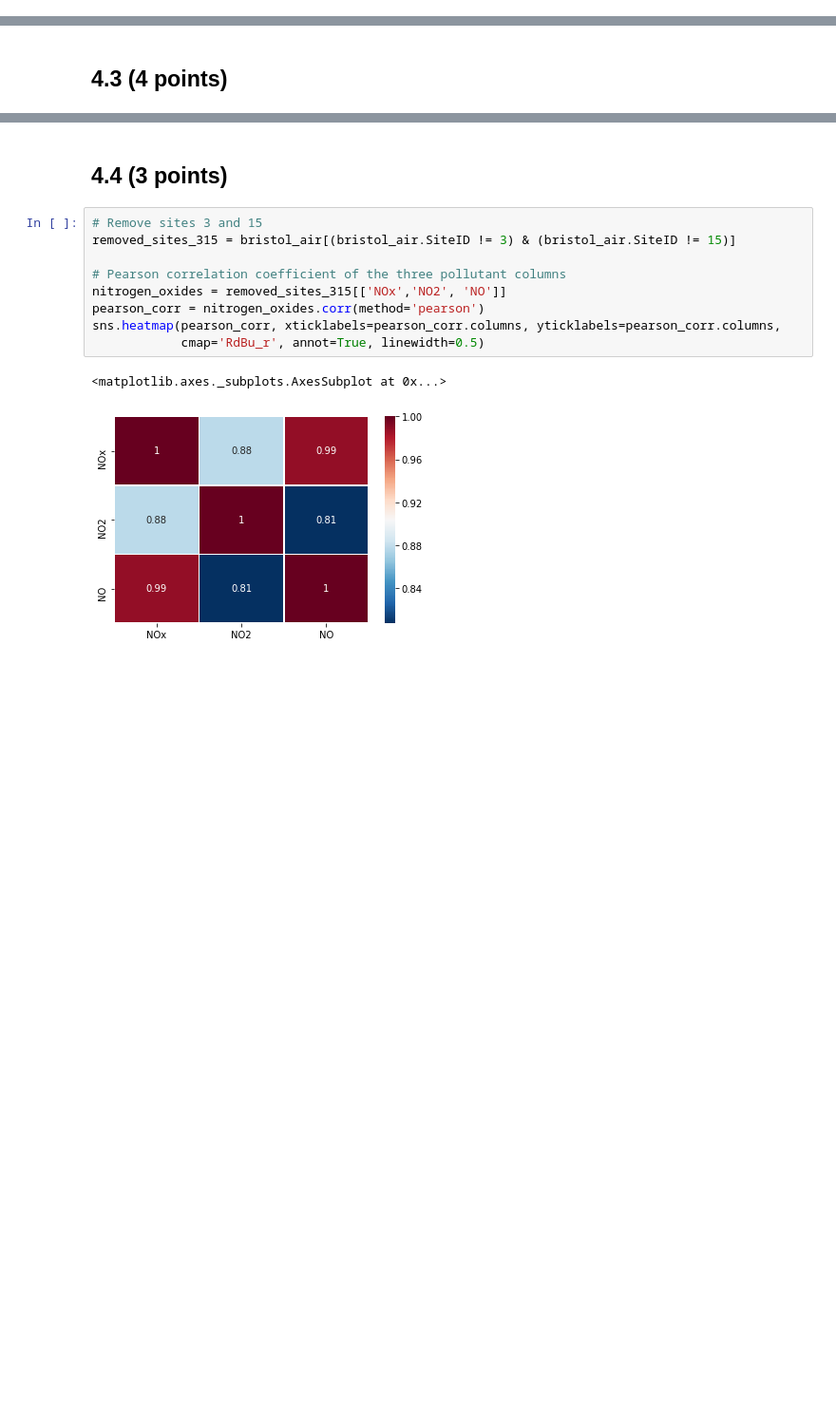
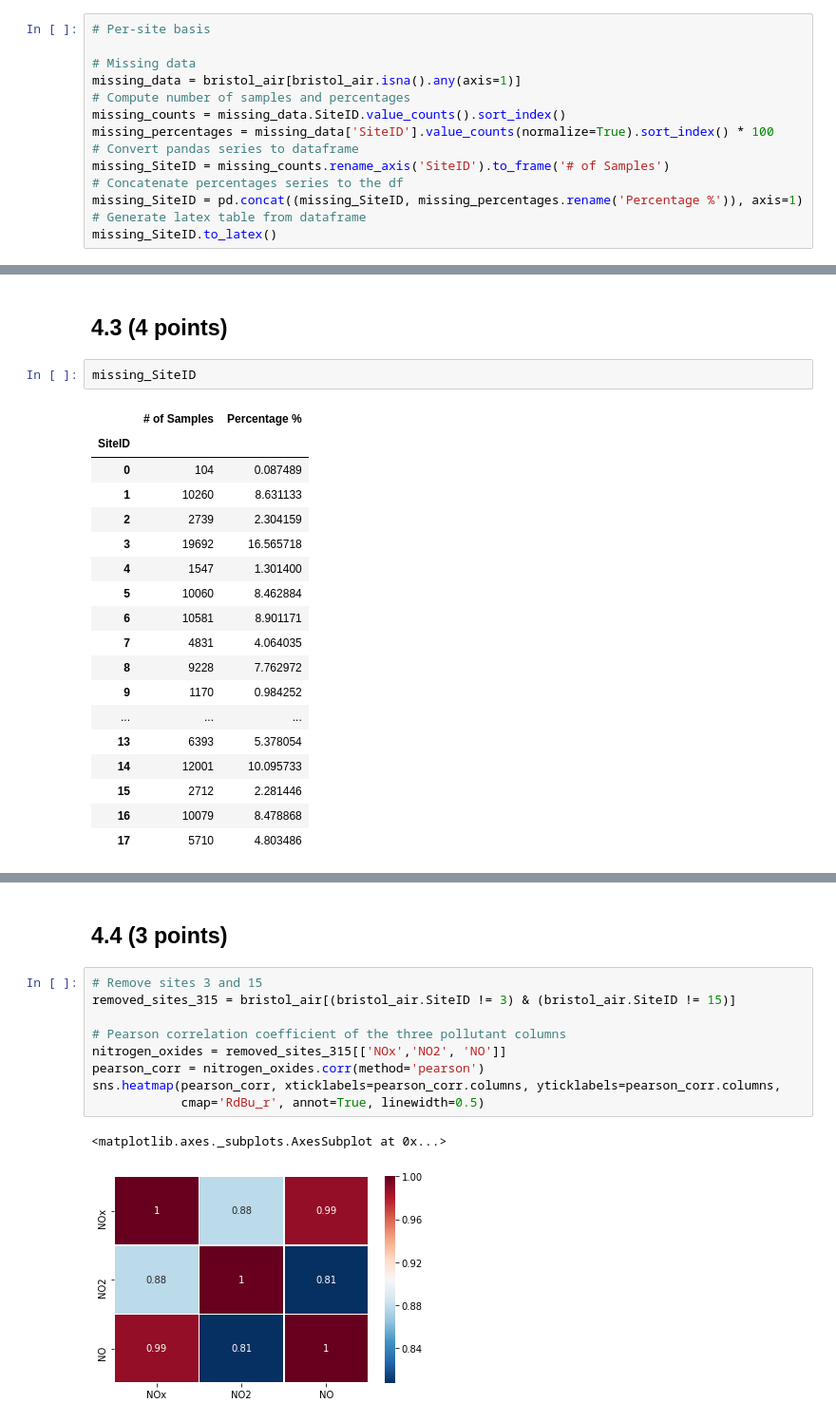
Before and after one commit to celinadong/IAML-CW2, a Jupyter notebook: Data/PartB/Part B - Bristol Air Quality.ipynb, the cells around one changed output, grey strips where cells are left out. Shown at 95% size. Saved outputs shown, nothing was run; the diff lists cells and outputs as text; blank space fills up the shorter version.

```diff
--- a/Data/PartB/Part B - Bristol Air Quality.ipynb
+++ b/Data/PartB/Part B - Bristol Air Quality.ipynb
@@ -138,0 +141,14 @@ Concerning attribute *SiteID*, it is an integer valued attribute that uniquely i
+# %%
+# Per-site basis
+
+# Missing data
+missing_data = bristol_air[bristol_air.isna().any(axis=1)]
+# Compute number of samples and percentages
+missing_counts = missing_data.SiteID.value_counts().sort_index()
+missing_percentages = missing_data['SiteID'].value_counts(normalize=True).sort_index() * 100
+# Convert pandas series to dataframe
+missing_SiteID = missing_counts.rename_axis('SiteID').to_frame('# of Samples')
+# Concatenate percentages series to the df
+missing_SiteID = pd.concat((missing_SiteID, missing_percentages.rename('Percentage %')), axis=1)
+# Generate latex table from dataframe
+missing_SiteID.to_latex()
@@ -139,2 +170,23 @@ Concerning attribute *SiteID*, it is an integer valued attribute that uniquely i
 # %% [markdown]
 ## 4.3 (4 points)
+# %%
+missing_SiteID
+# %% [output]
+|  | # of Samples | Percentage % |
+| SiteID |  |  |
+| 0 | 104 | 0.087489 |
+| 1 | 10260 | 8.631133 |
+| 2 | 2739 | 2.304159 |
+| 3 | 19692 | 16.565718 |
+| 4 | 1547 | 1.301400 |
+| 5 | 10060 | 8.462884 |
+| 6 | 10581 | 8.901171 |
+| 7 | 4831 | 4.064035 |
+| 8 | 9228 | 7.762972 |
+| 9 | 1170 | 0.984252 |
+| ... | ... | ... |
+| 13 | 6393 | 5.378054 |
+| 14 | 12001 | 10.095733 |
+| 15 | 2712 | 2.281446 |
+| 16 | 10079 | 8.478868 |
+| 17 | 5710 | 4.803486 |
```
Also changed, not shown: parts of 15 cells of this notebook.
